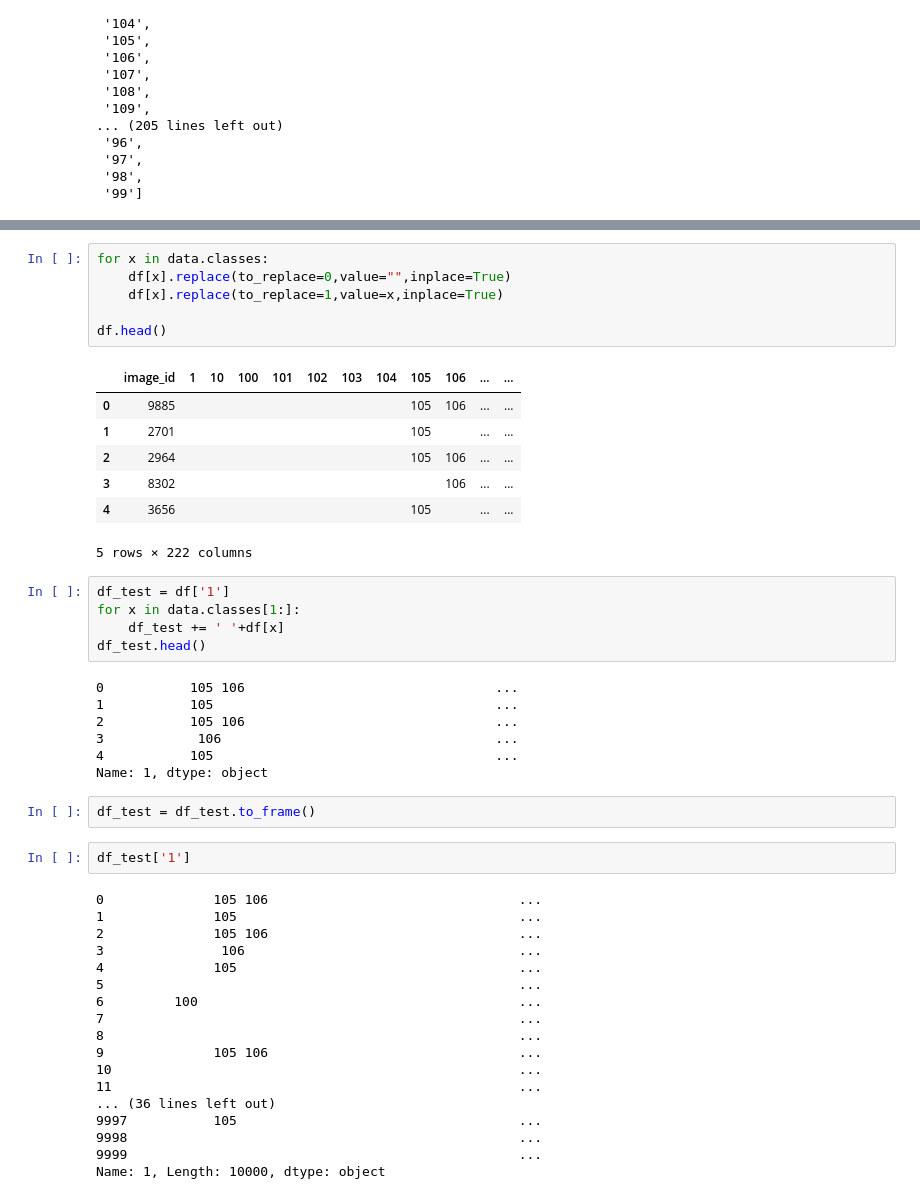
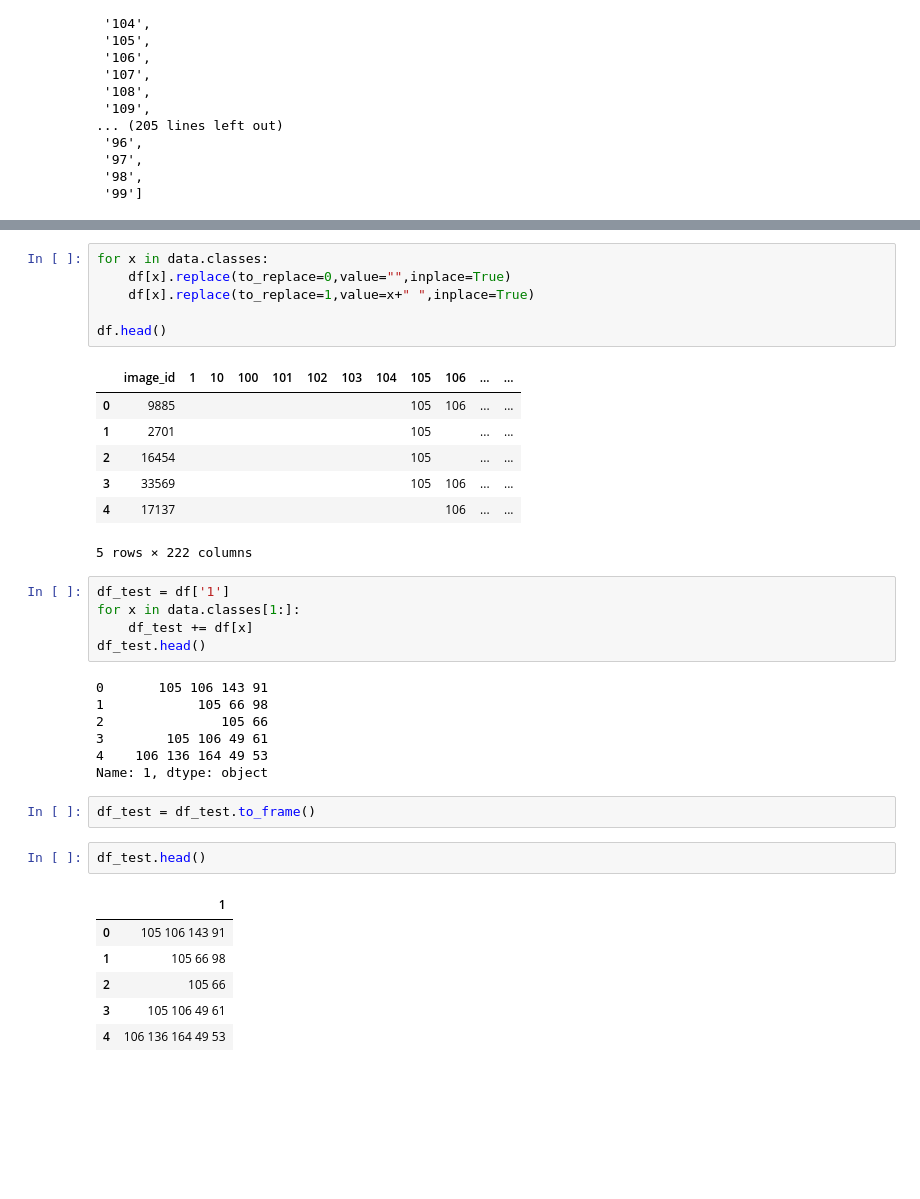
Before and after one commit to Muosvr/iMaterialistChallenge, a Jupyter notebook: iMaterialist-Challenge.ipynb, the cells around one changed output, grey strips where cells are left out. Cells and saved outputs as stored; diff of their text form; blank space fills up the shorter version.

```diff
--- a/iMaterialist-Challenge.ipynb
+++ b/iMaterialist-Challenge.ipynb
@@ -524,48 +554,37 @@ df.head()
 # %%
 for x in data.classes:
     df[x].replace(to_replace=0,value="",inplace=True)
-    df[x].replace(to_replace=1,value=x,inplace=True)
+    df[x].replace(to_replace=1,value=x+" ",inplace=True)
 
 df.head()
 # %% [output]
 |  | image_id | 1 | 10 | 100 | 101 | 102 | 103 | 104 | 105 | 106 | ... | ... |
 | 0 | 9885 |  |  |  |  |  |  |  | 105 | 106 | ... | ... |
 | 1 | 2701 |  |  |  |  |  |  |  | 105 |  | ... | ... |
-| 2 | 2964 |  |  |  |  |  |  |  | 105 | 106 | ... | ... |
-| 3 | 8302 |  |  |  |  |  |  |  |  | 106 | ... | ... |
-| 4 | 3656 |  |  |  |  |  |  |  | 105 |  | ... | ... |
+| 2 | 16454 |  |  |  |  |  |  |  | 105 |  | ... | ... |
+| 3 | 33569 |  |  |  |  |  |  |  | 105 | 106 | ... | ... |
+| 4 | 17137 |  |  |  |  |  |  |  |  | 106 | ... | ... |
 5 rows × 222 columns
 # %%
 df_test = df['1']
 for x in data.classes[1:]:
-    df_test += ' '+df[x]
+    df_test += df[x]
 df_test.head()
 # %% [output]
-0           105 106                                ...
-1           105                                    ...
-2           105 106                                ...
-3            106                                   ...
-4           105                                    ...
+0       105 106 143 91
+1            105 66 98
+2               105 66
+3        105 106 49 61
+4    106 136 164 49 53
 Name: 1, dtype: object
 # %%
 df_test = df_test.to_frame()
 # %%
-df_test['1']
+df_test.head()
 # %% [output]
-0              105 106                                ...
-1              105                                    ...
-2              105 106                                ...
-3               106                                   ...
-4              105                                    ...
-5                                                     ...
-6         100                                         ...
-7                                                     ...
-8                                                     ...
-9              105 106                                ...
-10                                                    ...
-11                                                    ...
-... (36 lines left out)
-9997           105                                    ...
-9998                                                  ...
-9999                                                  ...
-Name: 1, Length: 10000, dtype: object
+|  | 1 |
+| 0 | 105 106 143 91 |
+| 1 | 105 66 98 |
+| 2 | 105 66 |
+| 3 | 105 106 49 61 |
+| 4 | 106 136 164 49 53 |
```
Also changed, not shown: parts of 20 cells of this notebook.
